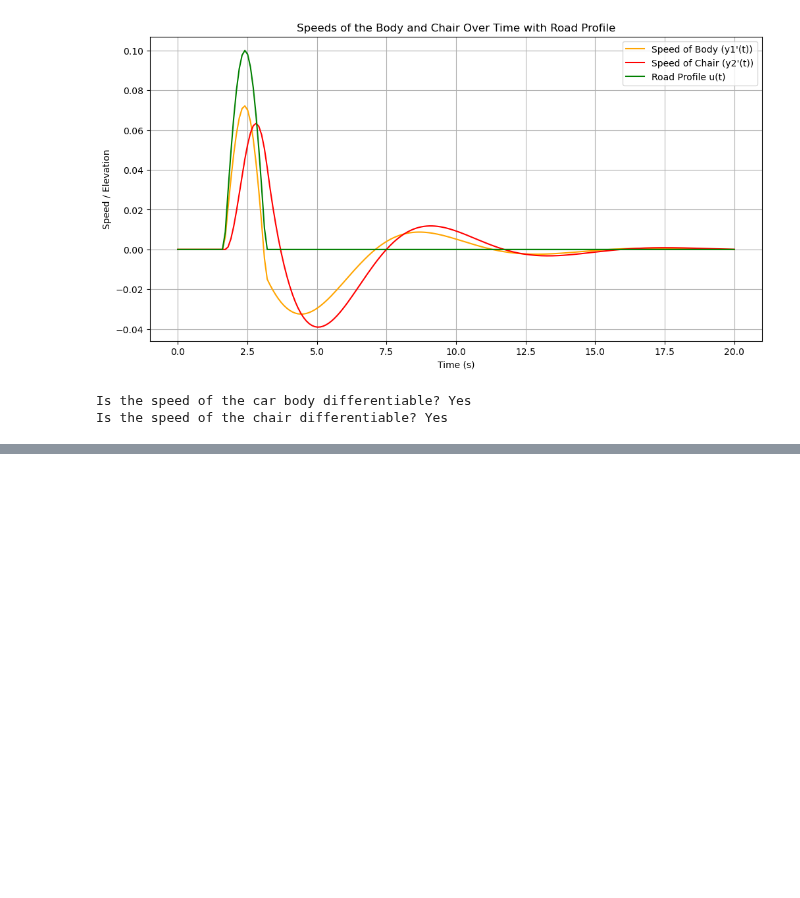
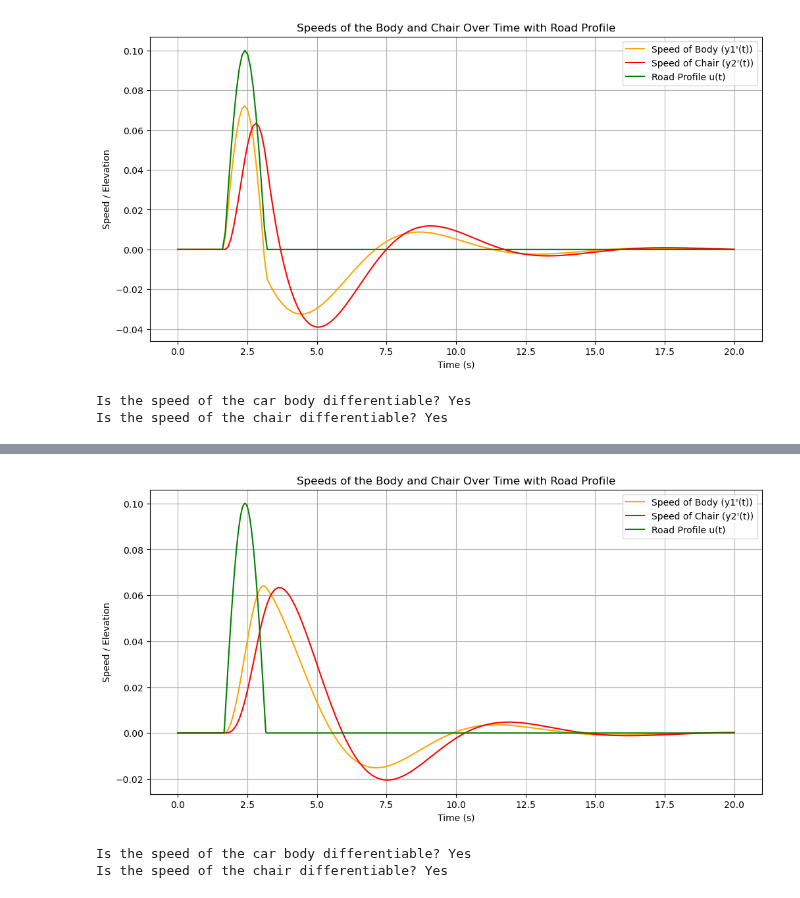
Before and after one commit to FranDeLio/Systems_Theory_Project, a Jupyter notebook: assignment.ipynb, the cells around one changed output, grey strips where cells are left out. Cells and saved outputs as stored; diff of their text form; code cells hidden in the pictures; blank space fills up the shorter version.

Commit message:
"Proper solution assignment 9"

```diff
--- a/assignment.ipynb
+++ b/assignment.ipynb
@@ -263,0 +260,68 @@ Note: you may need to restart the kernel to use updated packages.
+# %%
+u = lambda z: 0.1 * np.cos(-0.6981*(z-7.25)) if 5 <= z <= 9.5 else 0
+z = lambda t: 3*t
+
+m1, d1, k1 = 1400, 1000, 1000
+m2, d2, k2 = 100, 200, 100
+
+A = np.array([
+    [0, -(k2 + k1) / m1, 0, k2 / m1],
+    [1, -(d2 + d1) / m1, 0, d2 / m1],
+    [0, k2 / m2, 0, -k2 / m2],
+    [0, d2 / m2, 1, -d2 / m2]
+])
+
+B = np.array([k1 / m1, d1 / m1, 0, 0]).reshape(-1, 1)
+
+C = np.array([
+    [0, 1, 0, 0],  # y1'(t)
+    [0, 0, 0, 1]   # y2'(t)
+])
+
+t_values = np.linspace(0, 20, 1000)  # 1000 points for smooth plotting
+z_values = z(t_values)
+u_values = np.array([u(z) for z in z_values])
+
+def system(t, x):
+    z_t = z(t)
+    u_t = u(z_t)
+    return (A @ x + B.flatten() * u_t)
+
+initial_conditions = np.array([0, 0, 0, 0])
+
+solution = solve_ivp(system, [0, 20], initial_conditions, t_eval=t_values, method='RK45')
+
+x_solution = solution.y.T  # Shape: (time steps, 4)
+
+y_prime_values = (C @ x_solution.T).T
+
+y1_prime_values = y_prime_values[:, 0]
+y2_prime_values = y_prime_values[:, 1]
+
+plt.figure(figsize=(12, 6))
+plt.plot(t_values, y1_prime_values, label="Speed of Body (y1'(t))", color='orange')
+plt.plot(t_values, y2_prime_values, label="Speed of Chair (y2'(t))", color='red')
+plt.plot(t_values, u_values, label="Road Profile u(t)", color='green')
+
+plt.xlabel("Time (s)")
+plt.ylabel("Speed / Elevation")
+plt.title("Speeds of the Body and Chair Over Time with Road Profile")
+plt.legend()
+plt.grid()
+plt.show()
+
+y1_double_prime_values = np.gradient(y1_prime_values, t_values)
+y2_double_prime_values = np.gradient(y2_prime_values, t_values)
+
+y1_peaks, _ = find_peaks(np.abs(y1_double_prime_values), height=1)
+y2_peaks, _ = find_peaks(np.abs(y2_double_prime_values), height=1)
+
+is_y1_differentiable = len(y1_peaks) == 0
+is_y2_differentiable = len(y2_peaks) == 0
+
+print(f"Is the speed of the car body differentiable? {'Yes' if is_y1_differentiable else 'No'}")
+print(f"Is the speed of the chair differentiable? {'Yes' if is_y2_differentiable else 'No'}")
+# %% [output]
+[figure, added]
+Is the speed of the car body differentiable? Yes
+Is the speed of the chair differentiable? Yes
```
Also changed, not shown: parts of 2 cells of this notebook.
